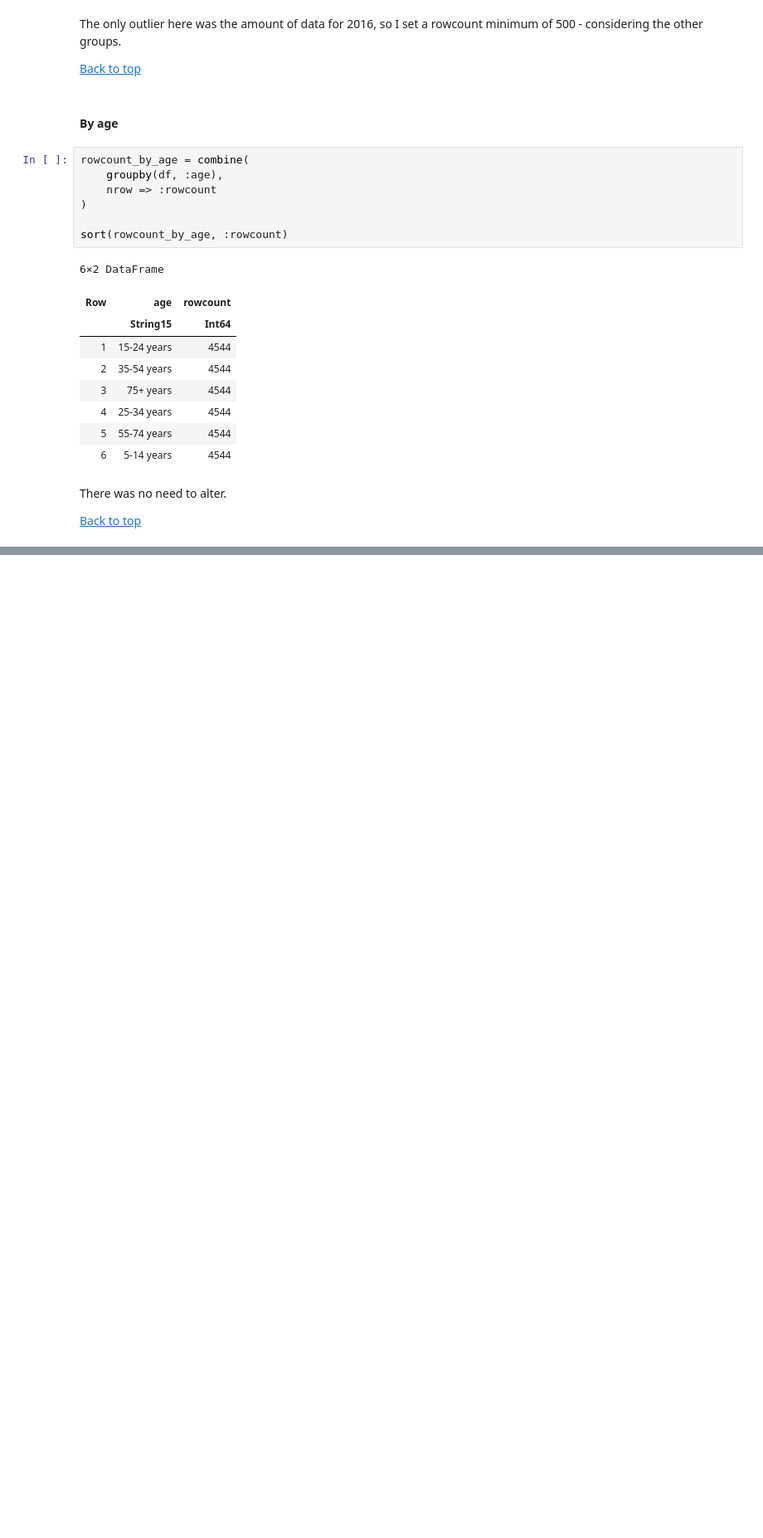
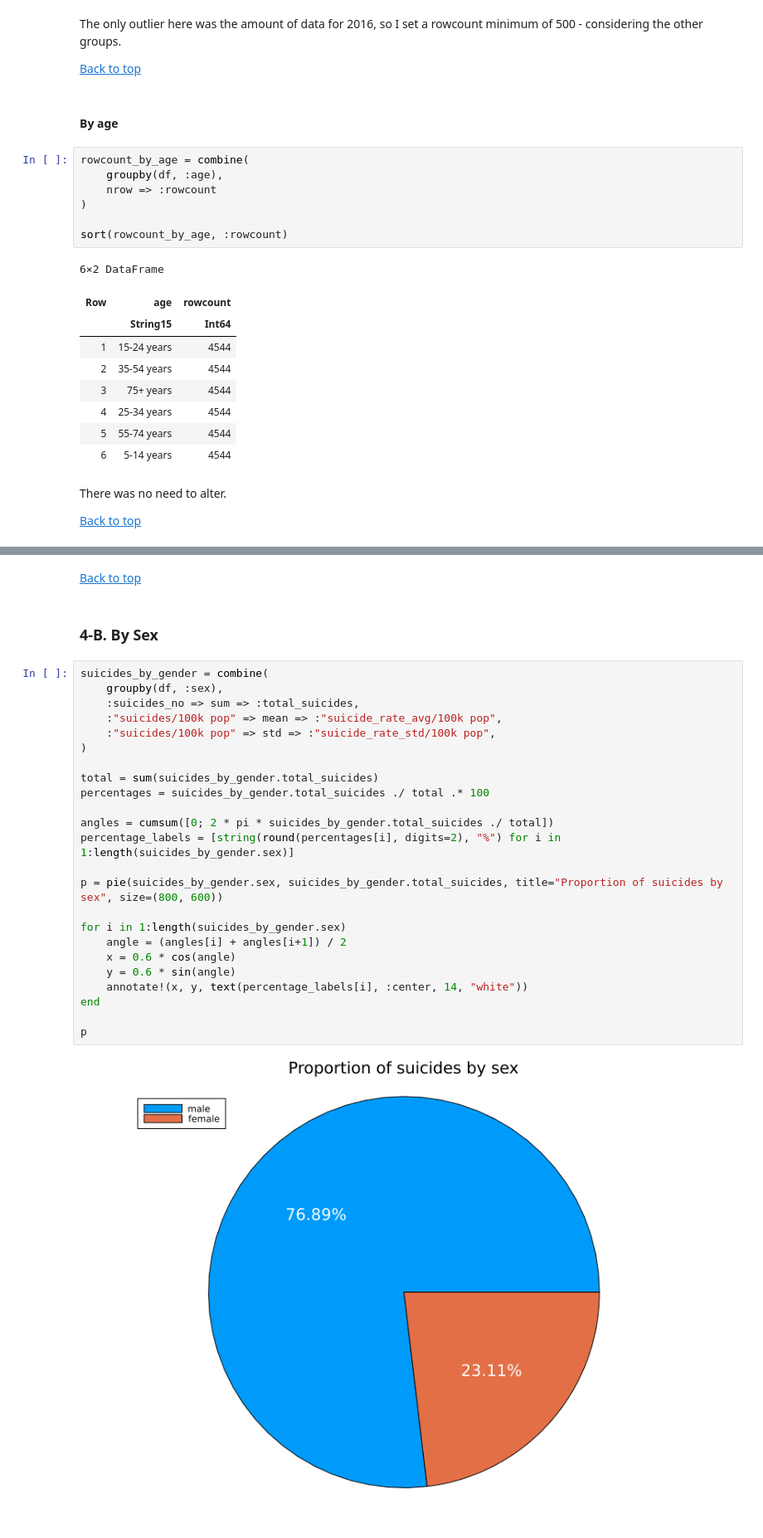
Before and after one commit to Uni-Sopron/progDS-24t-suicide, a Jupyter notebook: notebooks/suicide.ipynb, the cells around one changed output, grey strips where cells are left out. Shown at 83% size. Cells and saved outputs as stored; diff of their text form; blank space fills up the shorter version.

```diff
--- a/notebooks/suicide.ipynb
+++ b/notebooks/suicide.ipynb
@@ -251,0 +291,30 @@ Early observations:
+# %% [markdown]
+[Back to top](#Suicide-report)
+# %% [markdown]
+### 4-B. By Sex
+# %%
+suicides_by_gender = combine(
+    groupby(df, :sex),
+    :suicides_no => sum => :total_suicides,
+    :"suicides/100k pop" => mean => :"suicide_rate_avg/100k pop",
+    :"suicides/100k pop" => std => :"suicide_rate_std/100k pop",
+)
+
+total = sum(suicides_by_gender.total_suicides)
+percentages = suicides_by_gender.total_suicides ./ total .* 100
+
+angles = cumsum([0; 2 * pi * suicides_by_gender.total_suicides ./ total])
+percentage_labels = [string(round(percentages[i], digits=2), "%") for i in 1:length(suicides_by_gender.sex)]
+
+p = pie(suicides_by_gender.sex, suicides_by_gender.total_suicides, title="Proportion of suicides by sex", size=(800, 600))
+
+for i in 1:length(suicides_by_gender.sex)
+    angle = (angles[i] + angles[i+1]) / 2
+    x = 0.6 * cos(angle)
+    y = 0.6 * sin(angle)
+    annotate!(x, y, text(percentage_labels[i], :center, 14, "white"))
+end
+
+p
+# %% [output]
+[figure, added]
```
Also changed, not shown: parts of 25 cells of this notebook.
